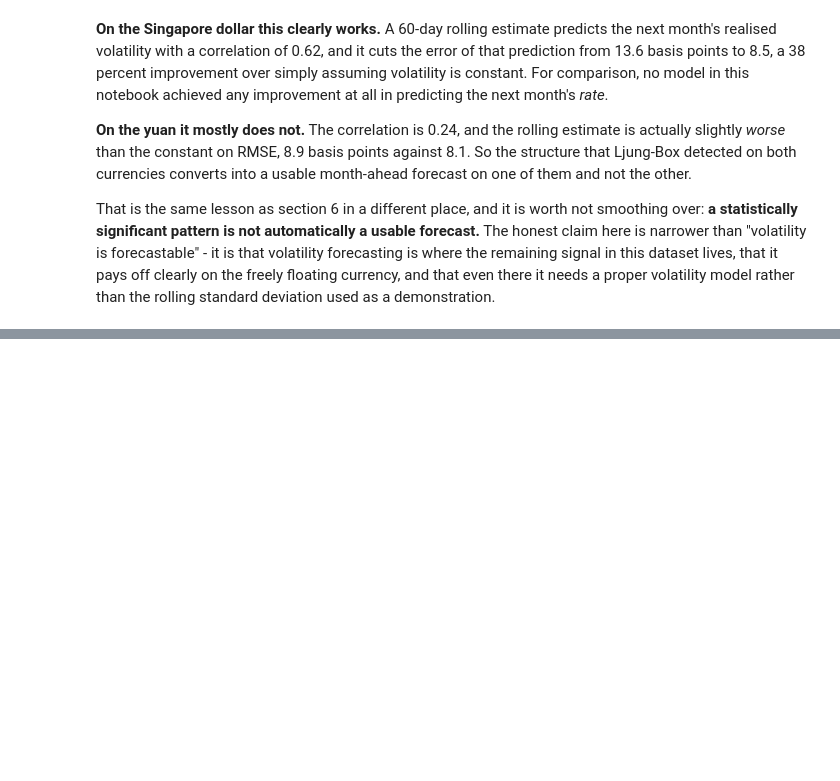
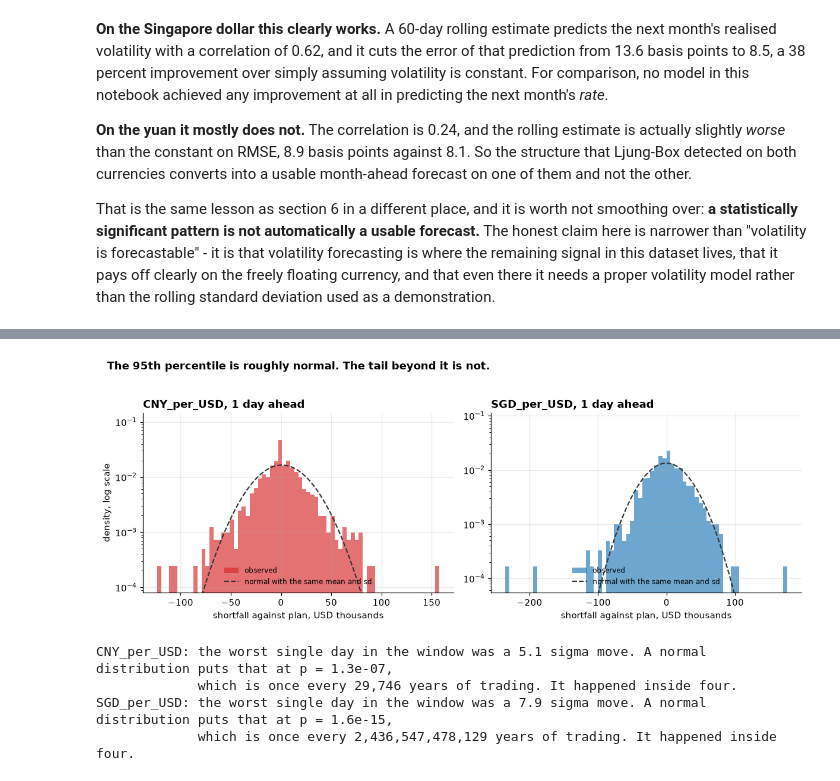
Before and after one commit to sergey-kasatov/fx-random-walk-benchmark, a Jupyter notebook: notebooks/03_backtest_models_vs_random_walk.ipynb, the cells around one changed output, grey strips where cells are left out. Drawn from its saved outputs; the diff is of its cells as text; code cells hidden in the pictures; blank space fills up the shorter version.

```diff
--- a/notebooks/03_backtest_models_vs_random_walk.ipynb
+++ b/notebooks/03_backtest_models_vs_random_walk.ipynb
@@ -707,0 +717,43 @@ one made is explained almost entirely by how far it moved away from it.**
+# %%
+fig, axes = plt.subplots(1, 2, figsize=(11, 4.0))
+
+for ax, series in zip(axes, sorted(predictions["series"].unique())):
+    errors = money_error(series, 1)
+    ax.hist(errors / 1000, bins=70, density=True, color=color(series), alpha=0.65,
+            label="observed")
+
+    grid = np.linspace(errors.min(), errors.max(), 400)
+    ax.plot(grid / 1000, stats.norm.pdf(grid, errors.mean(), errors.std()) * 1000,
+            color="#333333", lw=1.4, ls="--", label="normal with the same mean and sd")
+
+    ax.set_yscale("log")
+    # Clip the floor to the smallest bar actually observed. Without this the axis stretches down
+    # to the normal curve's value in the far tail (about 1e-16), which squashes the whole
+    # observed distribution into the top decade and hides the thing the chart is about.
+    counts, _ = np.histogram(errors / 1000, bins=70, density=True)
+    ax.set_ylim(bottom=counts[counts > 0].min() / 3)
+    ax.set_xlabel("shortfall against plan, USD thousands")
+    ax.set_title(f"{series}, 1 day ahead")
+    ax.legend(fontsize=8, loc="lower center")
+
+axes[0].set_ylabel("density, log scale")
+fig.suptitle("The 95th percentile is roughly normal. The tail beyond it is not.",
+             y=1.03, x=0.02, ha="left", fontsize=12, fontweight="bold")
+fig.tight_layout()
+save(fig, "03_risk_tail")
+plt.show()
+
+for series in sorted(predictions["series"].unique()):
+    errors = money_error(series, 1)
+    z = abs(errors.min() - errors.mean()) / errors.std()
+    p_normal = stats.norm.sf(z)
+    print(f"{series}: the worst single day in the window was a {z:.1f} sigma move. A normal "
+          f"distribution puts that at p = {p_normal:.1e},")
+    print(f"{'':>{len(series)}}  which is once every {1 / p_normal / 252:,.0f} years of trading. "
+          f"It happened inside four.")
+# %% [output]
+[figure, added]
+CNY_per_USD: the worst single day in the window was a 5.1 sigma move. A normal distribution puts that at p = 1.3e-07,
+             which is once every 29,746 years of trading. It happened inside four.
+SGD_per_USD: the worst single day in the window was a 7.9 sigma move. A normal distribution puts that at p = 1.6e-15,
+             which is once every 2,436,547,478,129 years of trading. It happened inside four.
```
Also changed, not shown: parts of 10 cells of this notebook, 2 other files.
